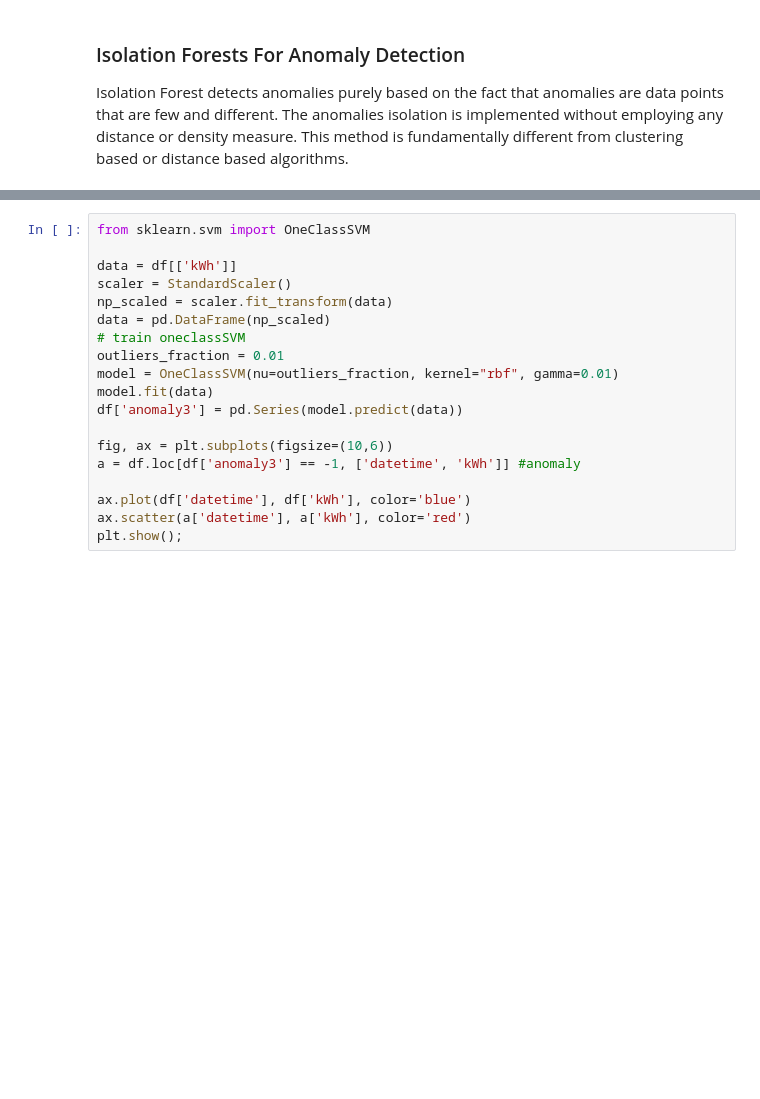
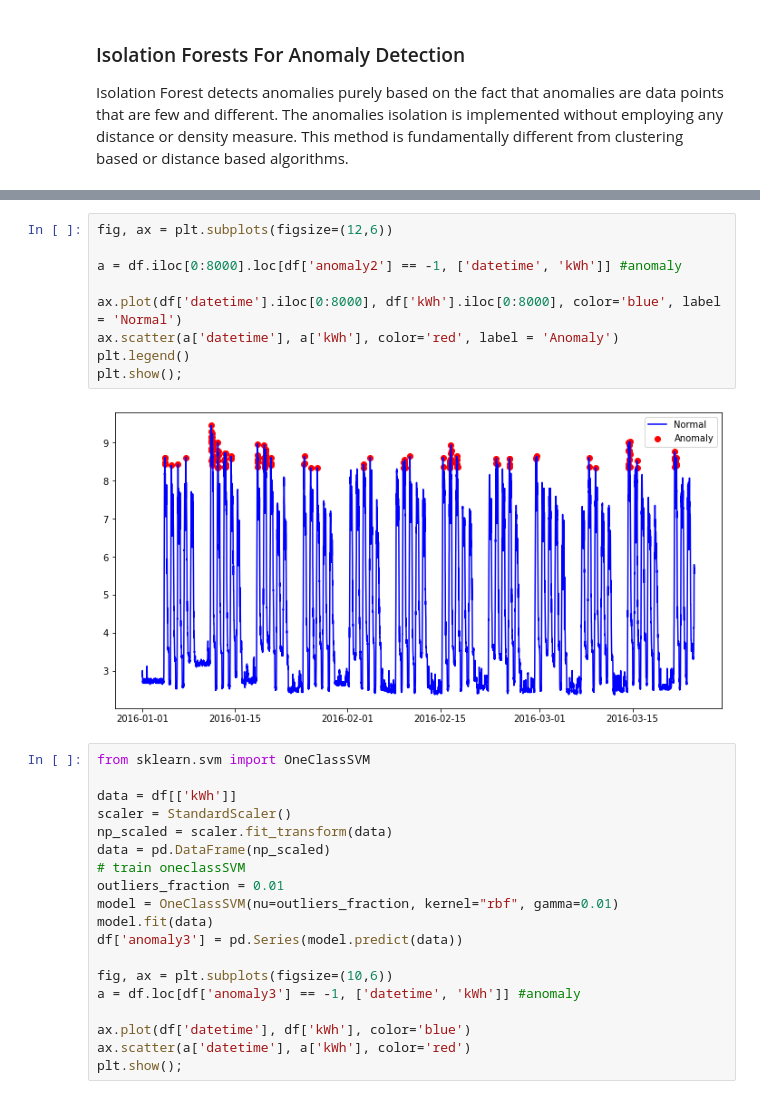
Before and after one commit to nidDrBiglr/energy-hackdays-anomaly-detection, a Jupyter notebook: anomaly-detection-model/Anomaly Detection.ipynb, the cells around one changed output, grey strips where cells are left out. Drawn from its saved outputs; the diff is of its cells as text; blank space fills up the shorter version.

```diff
--- a/anomaly-detection-model/Anomaly Detection.ipynb
+++ b/anomaly-detection-model/Anomaly Detection.ipynb
@@ -87,3 +97,14 @@ plt.show();
+# %%
+fig, ax = plt.subplots(figsize=(12,6))
+
+a = df.iloc[0:8000].loc[df['anomaly2'] == -1, ['datetime', 'kWh']] #anomaly
+
+ax.plot(df['datetime'].iloc[0:8000], df['kWh'].iloc[0:8000], color='blue', label = 'Normal')
+ax.scatter(a['datetime'], a['kWh'], color='red', label = 'Anomaly')
+plt.legend()
+plt.show();
+# %% [output]
+[figure, added]
 # %%
 from sklearn.svm import OneClassSVM
 
```
Also changed, not shown: parts of 6 cells of this notebook, 15 other files.
